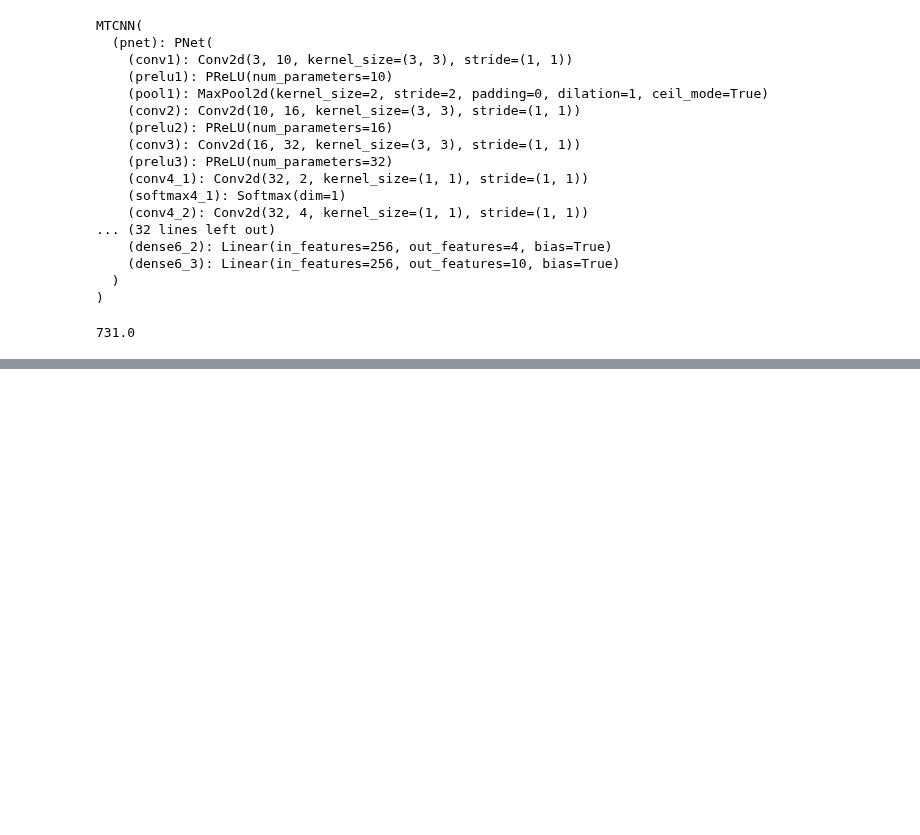
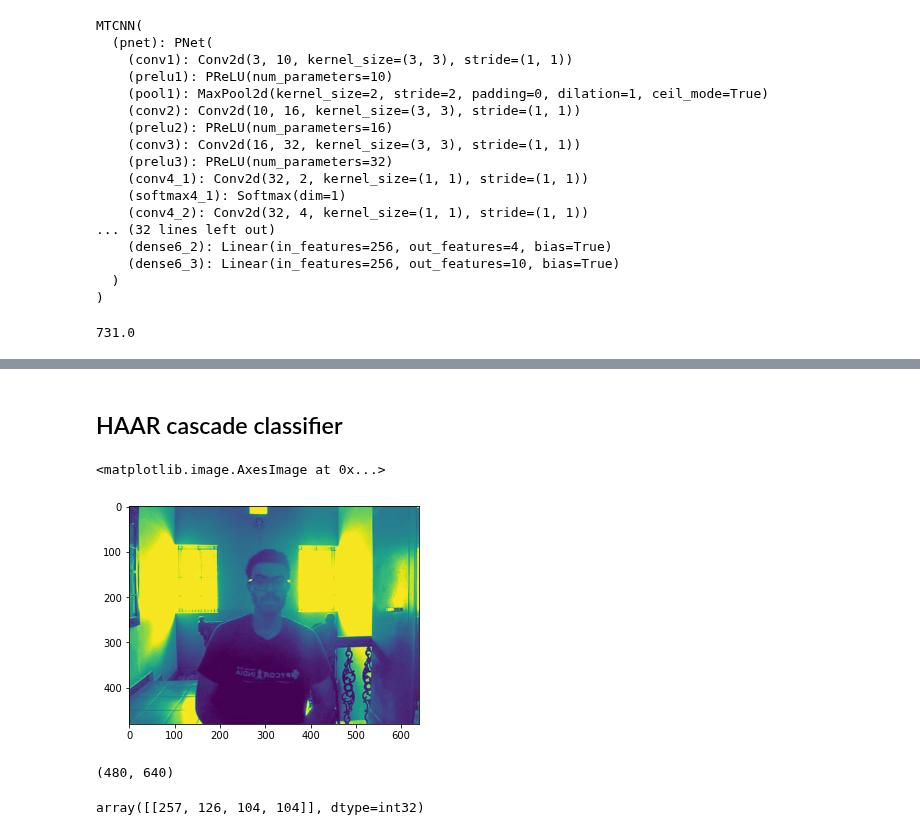
Before and after one commit to jjmachan/Who-art-thou, a Jupyter notebook: Face tracker.ipynb, the cells around one changed output, grey strips where cells are left out. Cells and saved outputs as stored; diff of their text form; code cells hidden in the pictures; blank space fills up the shorter version.

Commit message:
added haar cascader

```diff
--- a/Face tracker.ipynb
+++ b/Face tracker.ipynb
@@ -66,0 +67,27 @@ plt.imshow(frame)
+# %% [markdown]
+## HAAR cascade classifier
+# %%
+cascPath = 'haarcascade_frontalface_default.xml'
+
+gray = cv2.cvtColor(frame, cv2.COLOR_BGR2GRAY)
+faceCascade = cv2.CascadeClassifier(cascPath)
+
+plt.imshow(gray)
+# %% [output]
+<matplotlib.image.AxesImage at 0x...>
+[figure, added]
+# %%
+gray.shape
+# %% [output]
+(480, 640)
+# %%
+faces = faceCascade.detectMultiScale(
+    gray,
+    scaleFactor=1.1,
+    minNeighbors=5,
+    minSize=(30, 30),
+    flags = cv2.CASCADE_SCALE_IMAGE
+)
+faces
+# %% [output]
+array([[257, 126, 104, 104]], dtype=int32)
```
Also changed, not shown: parts of 5 cells of this notebook, 2 other files.
